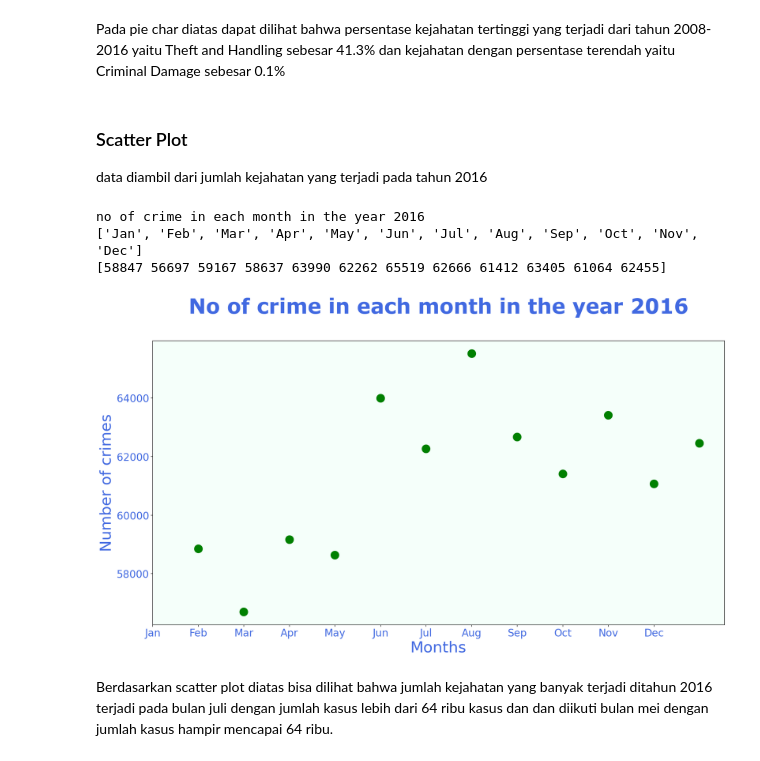
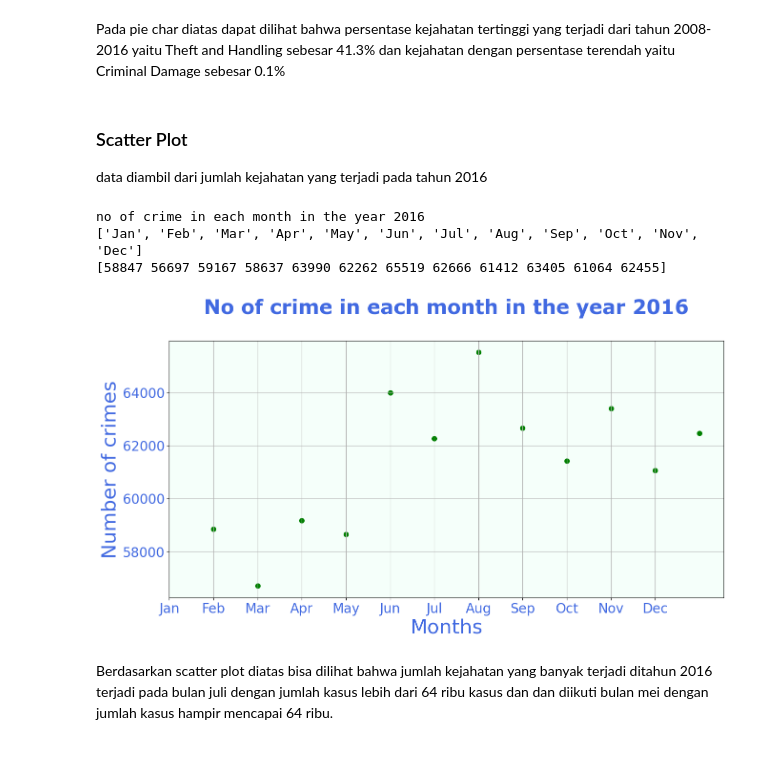
Before and after one commit to zulkarnain15/PTYN-KS-003, a Jupyter notebook: assigment_1/PYTN_Assgn_1_3_Zulkarnain.ipynb, the cells around one changed output. Saved outputs shown, nothing was run; the diff lists cells and outputs as text; code cells hidden in the pictures.

```diff
--- a/assigment_1/PYTN_Assgn_1_3_Zulkarnain.ipynb
+++ b/assigment_1/PYTN_Assgn_1_3_Zulkarnain.ipynb
@@ -157,14 +157,14 @@ plt.show()
 [figure]
 # %% [markdown]
 Pada pie char diatas dapat dilihat bahwa persentase kejahatan tertinggi yang terjadi dari tahun 2008-2016 yaitu Theft and Handling sebesar 41.3% dan kejahatan dengan persentase terendah yaitu Criminal Damage sebesar 0.1%
-# %% [markdown]
-### Scatter Plot
-data diambil dari jumlah kejahatan yang terjadi pada tahun 2016
+# %% [markdown]
+### Scatter Plot
+data diambil dari jumlah kejahatan yang terjadi pada tahun 2016
 # %%
 font = {'family': 'Verdana',
         'color':  'royalblue',
         'weight': 'bold',
-        'size': 40,
+        'size': 30,
         }
 year2016=df_london_crime.loc[df_london_crime['year'] == 2016]
 
@@ -181,23 +181,25 @@ print(name_of_months)
 print(Values)
 n1 = np.arange(len(months))
 xrange=range(1,13)
-
-plt.figure(figsize=(20,10))
-ax = plt.axes()
-ax.set_facecolor("mintcream")
-plt.scatter(xrange,Values,s=250,color='green',cmap='RdBu',alpha=1)
-plt.title("No of crime in each month in the year 2016\n",fontdict=font)
-plt.xlabel('Months',fontsize=30,color='royalblue')
-plt.ylabel('Number of crimes',fontsize=30,color='royalblue')
-plt.xticks(n1,name_of_months)
-plt.xticks(color='royalblue',fontsize=20)
-plt.yticks(color='royalblue',fontsize=20)
-plt.show()
 # %% [output]
 no of crime in each month in the year 2016
 ['Jan', 'Feb', 'Mar', 'Apr', 'May', 'Jun', 'Jul', 'Aug', 'Sep', 'Oct', 'Nov', 'Dec']
 [58847 56697 59167 58637 63990 62262 65519 62666 61412 63405 61064 62455]
-[figure, removed]
+# %%
+plt.figure(figsize=(15,7))
+ax = plt.axes()
+ax.set_facecolor("mintcream")
+plt.scatter(xrange,Values,s=50,color='green',cmap='varidis',alpha=1)
+plt.title("No of crime in each month in the year 2016\n",fontdict=font)
+plt.xlabel('Months',fontsize=30,color='royalblue')
+plt.ylabel('Number of crimes',fontsize=30,color='royalblue')
+plt.xticks(n1,name_of_months)
+plt.xticks(color='royalblue',fontsize=20)
+plt.yticks(color='royalblue',fontsize=20)
+plt.grid()
+plt.show()
+# %% [output]
+[figure, added]
 # %% [markdown]
 Berdasarkan scatter plot diatas bisa dilihat bahwa jumlah kejahatan yang banyak terjadi ditahun 2016 terjadi pada bulan juli dengan jumlah kasus lebih dari 64 ribu kasus dan dan diikuti bulan mei dengan jumlah kasus hampir mencapai 64 ribu.
 # %% [markdown]
```
Also changed, not shown: parts of 6 cells of this notebook, 1 other file.
